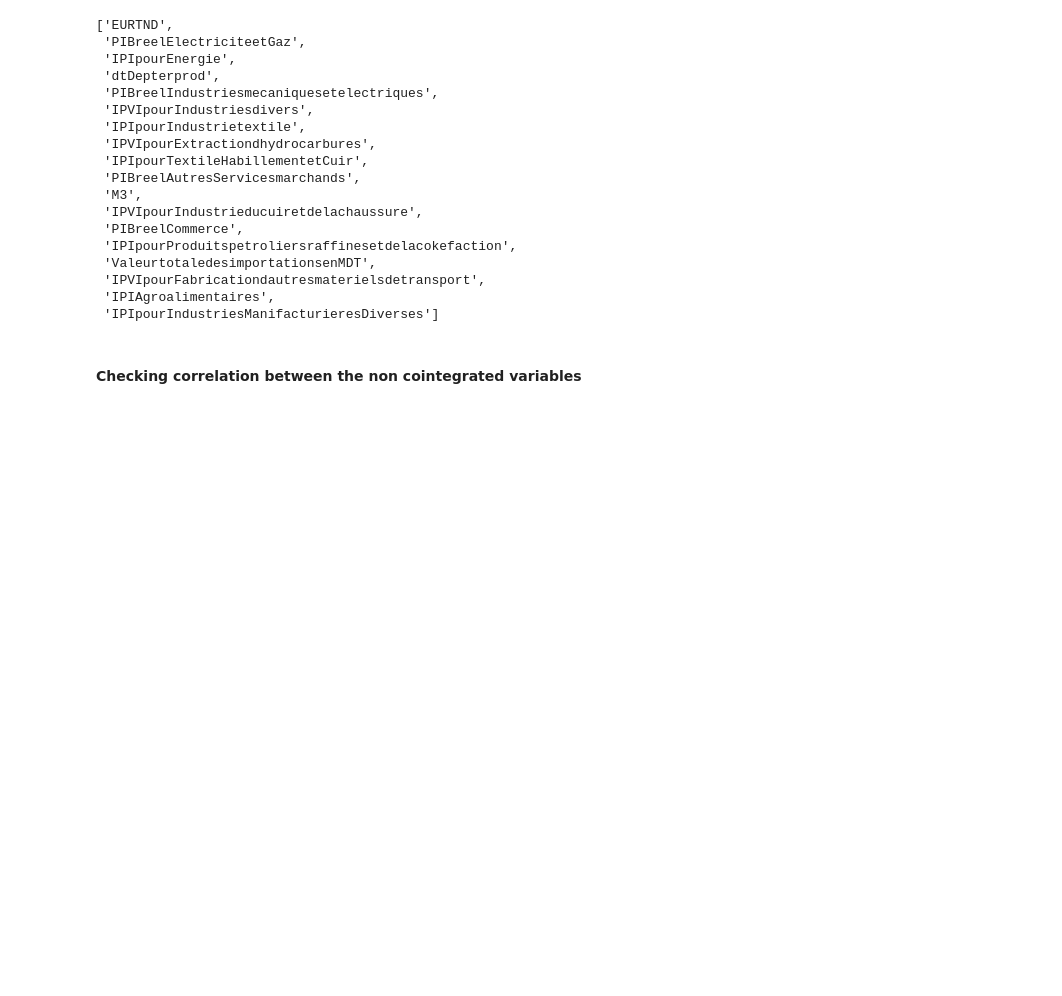
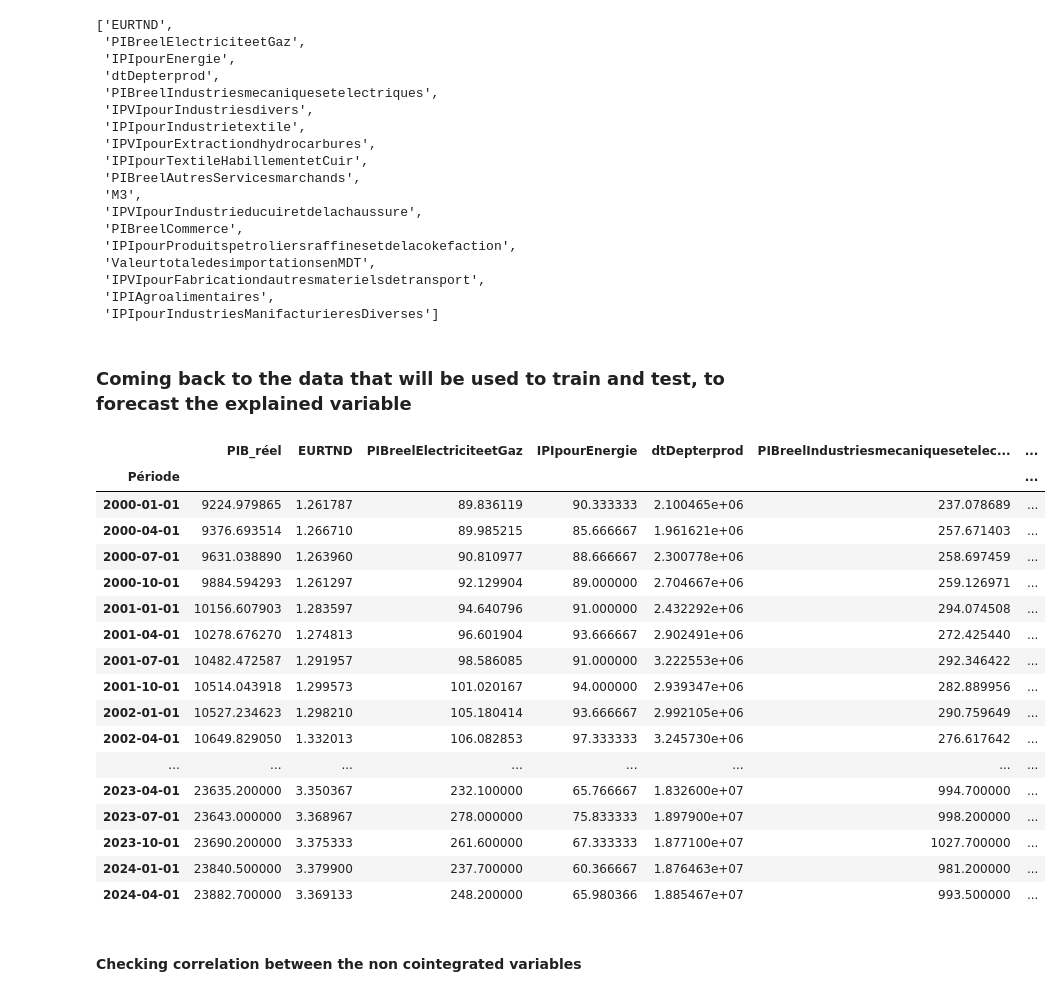
Before and after one commit to iskander1997/Time-series-forecast-, a Jupyter notebook: Etude Sect VAR models.ipynb, the cells around one changed output. Saved outputs shown, nothing was run; the diff lists cells and outputs as text; code cells hidden in the pictures; blank space fills up the shorter version.

```diff
--- a/Etude Sect VAR models.ipynb
+++ b/Etude Sect VAR models.ipynb
@@ -599,6 +663,30 @@ list_non_cointegrated
  'IPVIpourFabricationdautresmaterielsdetransport',
  'IPIAgroalimentaires',
  'IPIpourIndustriesManifacturieresDiverses']
+# %% [markdown]
+### Coming back to the data that will be used to train and test, to forecast the explained variable
+# %%
+#Re-adding the Période and "Predicted variable"   (the prediced variable should be callable later to automate the process)
+dict_df_predicted_variables.get('df_PIB_réel')[['PIB_réel']+list_non_cointegrated].head(len(dict_df_predicted_variables.get('df_PIB_réel')) - 2)
+# %% [output]
+|  | PIB_réel | EURTND | PIBreelElectriciteetGaz | IPIpourEnergie | dtDepterprod | PIBreelIndustriesmecaniquesetelec... | ... |
+| Période |  |  |  |  |  |  | ... |
+| 2000-01-01 | 9224.979865 | 1.261787 | 89.836119 | 90.333333 | 2.100465e+06 | 237.078689 | ... |
+| 2000-04-01 | 9376.693514 | 1.266710 | 89.985215 | 85.666667 | 1.961621e+06 | 257.671403 | ... |
+| 2000-07-01 | 9631.038890 | 1.263960 | 90.810977 | 88.666667 | 2.300778e+06 | 258.697459 | ... |
+| 2000-10-01 | 9884.594293 | 1.261297 | 92.129904 | 89.000000 | 2.704667e+06 | 259.126971 | ... |
+| 2001-01-01 | 10156.607903 | 1.283597 | 94.640796 | 91.000000 | 2.432292e+06 | 294.074508 | ... |
+| 2001-04-01 | 10278.676270 | 1.274813 | 96.601904 | 93.666667 | 2.902491e+06 | 272.425440 | ... |
+| 2001-07-01 | 10482.472587 | 1.291957 | 98.586085 | 91.000000 | 3.222553e+06 | 292.346422 | ... |
+| 2001-10-01 | 10514.043918 | 1.299573 | 101.020167 | 94.000000 | 2.939347e+06 | 282.889956 | ... |
+| 2002-01-01 | 10527.234623 | 1.298210 | 105.180414 | 93.666667 | 2.992105e+06 | 290.759649 | ... |
+| 2002-04-01 | 10649.829050 | 1.332013 | 106.082853 | 97.333333 | 3.245730e+06 | 276.617642 | ... |
+| ... | ... | ... | ... | ... | ... | ... | ... |
+| 2023-04-01 | 23635.200000 | 3.350367 | 232.100000 | 65.766667 | 1.832600e+07 | 994.700000 | ... |
+| 2023-07-01 | 23643.000000 | 3.368967 | 278.000000 | 75.833333 | 1.897900e+07 | 998.200000 | ... |
+| 2023-10-01 | 23690.200000 | 3.375333 | 261.600000 | 67.333333 | 1.877100e+07 | 1027.700000 | ... |
+| 2024-01-01 | 23840.500000 | 3.379900 | 237.700000 | 60.366667 | 1.876463e+07 | 981.200000 | ... |
+| 2024-04-01 | 23882.700000 | 3.369133 | 248.200000 | 65.980366 | 1.885467e+07 | 993.500000 | ... |
 # %% [markdown]
 #### Checking correlation between the non cointegrated variables
 # %%
```
Also changed, not shown: parts of 17 cells of this notebook.
